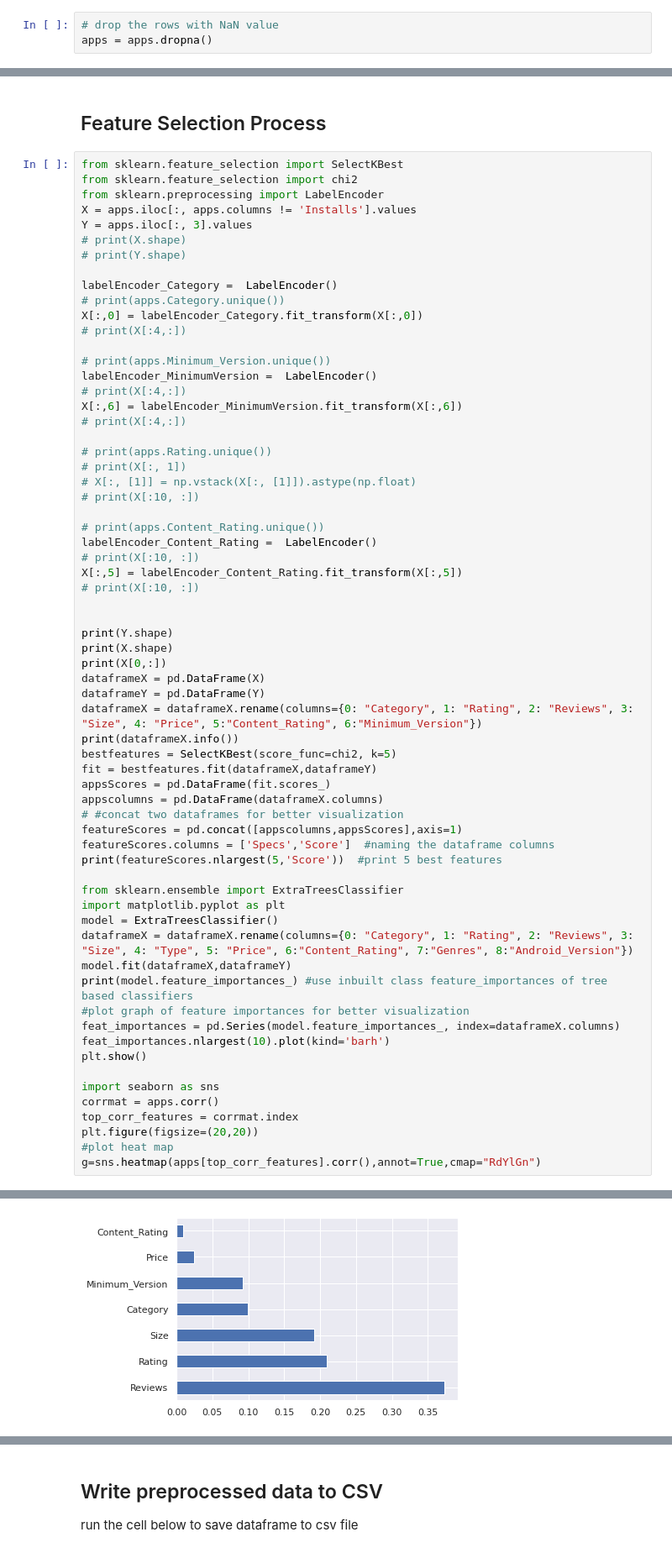
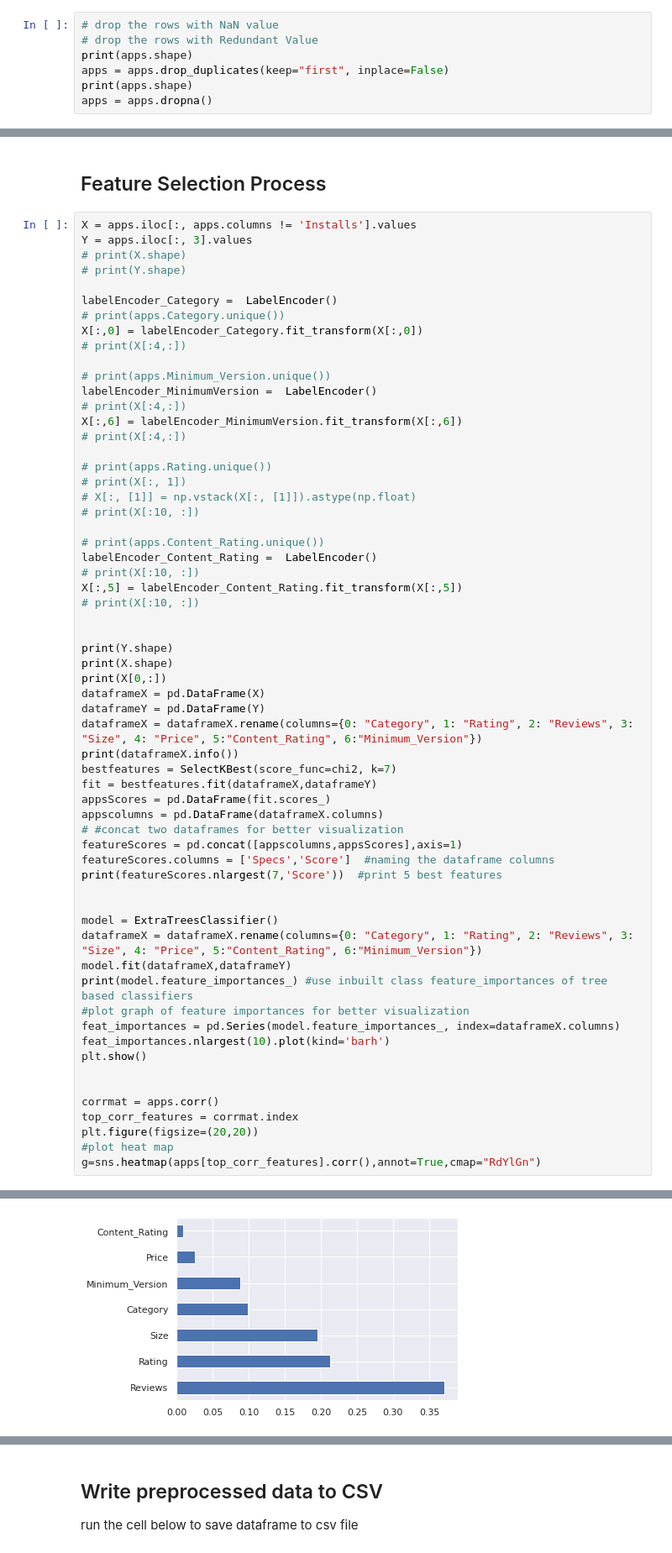
Before and after one commit to bangkitgroupassigment1/Assignment_05, a Jupyter notebook: playstore.ipynb, the cells around one changed output, grey strips where cells are left out. Shown at 84% size. Cells and saved outputs as stored; diff of their text form.

Commit message:
Remove redundant data

```diff
--- a/playstore.ipynb
+++ b/playstore.ipynb
@@ -62,4 +69,8 @@ dtypes: float64(5), object(3)
 memory usage: 2.0+ MB
 # %%
 # drop the rows with NaN value
+# drop the rows with Redundant Value
+print(apps.shape)
+apps = apps.drop_duplicates(keep="first", inplace=False)
+print(apps.shape)
 apps = apps.dropna()
@@ -82,9 +98,6 @@ memory usage: 2.0+ MB
 # %% [markdown]
 ## Feature Selection Process
 # %%
-from sklearn.feature_selection import SelectKBest
-from sklearn.feature_selection import chi2
-from sklearn.preprocessing import LabelEncoder
 X = apps.iloc[:, apps.columns != 'Installs'].values
 Y = apps.iloc[:, 3].values
 # print(X.shape)
@@ -120,19 +133,18 @@ dataframeX = pd.DataFrame(X)
 dataframeY = pd.DataFrame(Y)
 dataframeX = dataframeX.rename(columns={0: "Category", 1: "Rating", 2: "Reviews", 3: "Size", 4: "Price", 5:"Content_Rating", 6:"Minimum_Version"})
 print(dataframeX.info())
-bestfeatures = SelectKBest(score_func=chi2, k=5)
+bestfeatures = SelectKBest(score_func=chi2, k=7)
 fit = bestfeatures.fit(dataframeX,dataframeY)
 appsScores = pd.DataFrame(fit.scores_)
 appscolumns = pd.DataFrame(dataframeX.columns)
 # #concat two dataframes for better visualization
 featureScores = pd.concat([appscolumns,appsScores],axis=1)
 featureScores.columns = ['Specs','Score']  #naming the dataframe columns
-print(featureScores.nlargest(5,'Score'))  #print 5 best features
+print(featureScores.nlargest(7,'Score'))  #print 5 best features
 
-from sklearn.ensemble import ExtraTreesClassifier
-import matplotlib.pyplot as plt
+
 model = ExtraTreesClassifier()
-dataframeX = dataframeX.rename(columns={0: "Category", 1: "Rating", 2: "Reviews", 3: "Size", 4: "Type", 5: "Price", 6:"Content_Rating", 7:"Genres", 8:"Android_Version"})
+dataframeX = dataframeX.rename(columns={0: "Category", 1: "Rating", 2: "Reviews", 3: "Size", 4: "Price", 5:"Content_Rating", 6:"Minimum_Version"})
 model.fit(dataframeX,dataframeY)
 print(model.feature_importances_) #use inbuilt class feature_importances of tree based classifiers
 #plot graph of feature importances for better visualization
@@ -140,7 +152,7 @@ feat_importances = pd.Series(model.feature_importances_, index=dataframeX.column
 feat_importances.nlargest(10).plot(kind='barh')
 plt.show()
 
-import seaborn as sns
+
 corrmat = apps.corr()
 top_corr_features = corrmat.index
 plt.figure(figsize=(20,20))
@@ -170,4 +182,4 @@ A column-vector y was passed when a 1d array was expected. Please change the sha
-[figure, old version]
+[figure, new version]
 [figure]
 # %% [markdown]
 ## Write preprocessed data to CSV
```
Also changed, not shown: parts of 16 cells of this notebook.
